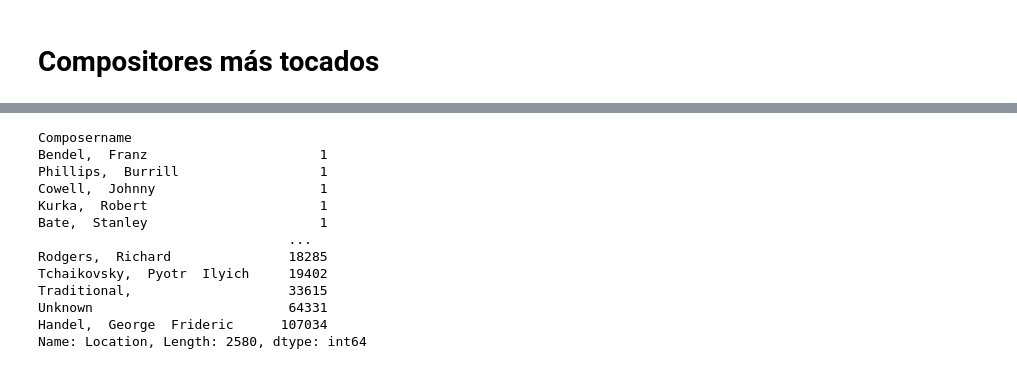
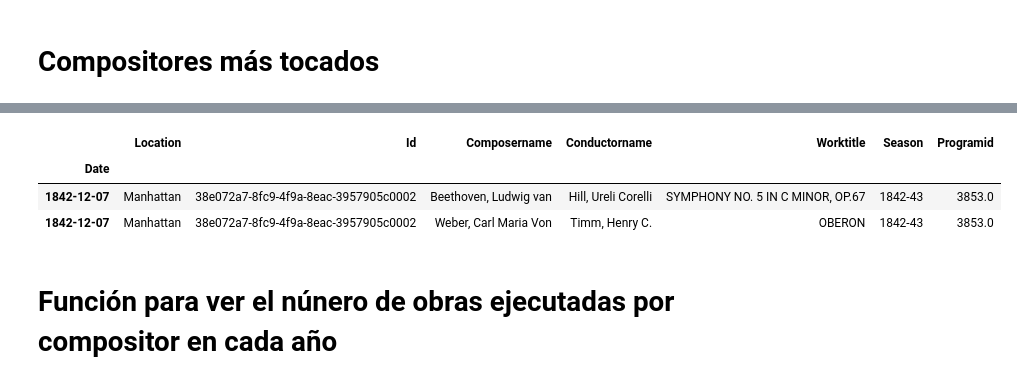
Before and after one commit to Alberto0410/New-York-Philharmonic-analysis, a Jupyter notebook: Music.ipynb, the cells around one changed output, grey strips where cells are left out. Saved outputs shown, nothing was run; the diff lists cells and outputs as text; code cells hidden in the pictures.

```diff
--- a/Music.ipynb
+++ b/Music.ipynb
@@ -115,9 +118,10 @@ ny_phil.head(2)
 | 0 | 1842-12-07 | Manhattan | 8:00PM | Apollo Rooms | Subscription Season | 38e072a7-8fc9-4f9a-8eac-3957905c0002 | Beethoven, Ludwig van | Hill, Ureli Corelli | 0 | ... |
 | 1 | 1842-12-07 | Manhattan | 8:00PM | Apollo Rooms | Subscription Season | 38e072a7-8fc9-4f9a-8eac-3957905c0002 | Beethoven, Ludwig van | Hill, Ureli Corelli | 0 | ... |
 # %%
-#Pasamos a datetime
+#Pasamos a category y a datetime
 categories = ['Location', 'Venue', 'Eventtype', 'Composername', 'Conductorname', 'Soloistinstrument', 'Soloistname', 'Season', 'Orchestra']
 ny_phil[categories] = ny_phil[categories].astype('category')
+ny_phil['Date'] = pd.to_datetime(ny_phil['Date'])
 
 #Indicamos el indice
 ny_phil.index = ny_phil['Date']
@@ -133,2 +142,13 @@ ny_phil.head(2)
+# %%
+#Dataset para poder contar los registros
+unicos = ny_phil.copy()
+unicos = unicos[['Location', 'Id', 'Composername', 'Conductorname', 'Worktitle', 'Season', 'Programid']]
+unicos.drop_duplicates(inplace = True)
+unicos.head(2)
+# %% [output]
+|  | Location | Id | Composername | Conductorname | Worktitle | Season | Programid |
+| Date |  |  |  |  |  |  |  |
+| 1842-12-07 | Manhattan | 38e072a7-8fc9-4f9a-8eac-3957905c0002 | Beethoven, Ludwig van | Hill, Ureli Corelli | SYMPHONY NO. 5 IN C MINOR, OP.67 | 1842-43 | 3853.0 |
+| 1842-12-07 | Manhattan | 38e072a7-8fc9-4f9a-8eac-3957905c0002 | Weber, Carl Maria Von | Timm, Henry C. | OBERON | 1842-43 | 3853.0 |
 # %%
 #eliminamos los registros de 'Unknown' y de 'Traditional,'
@@ -146,19 +166,3 @@ title1 = 'Compositores más tocados en la NY Philharmonic desde 1842'
 fig = px.bar(compositores_top, x = 'Composername', y = 'Location', title = title1, labels = labels1)
 fig.update_xaxes(categoryorder = 'total descending')
 fig.show()
-# %%
-ny_phil.groupby(by = 'Composername').count()
-# %% [output]
-Composername
-Bendel,  Franz                      1
-Phillips,  Burrill                  1
-Cowell,  Johnny                     1
-Kurka,  Robert                      1
-Bate,  Stanley                      1
-                                ...
-Rodgers,  Richard               18285
-Tchaikovsky,  Pyotr  Ilyich     19402
-Traditional,                    33615
-Unknown                         64331
-Handel,  George  Frideric      107034
-Name: Location, Length: 2580, dtype: int64
@@ -166,0 +169,2 @@ Name: Location, Length: 2580, dtype: int64
+# %% [markdown]
+# Función para ver el núnero de obras ejecutadas por compositor en cada año
```
Also changed, not shown: parts of 22 cells of this notebook.
